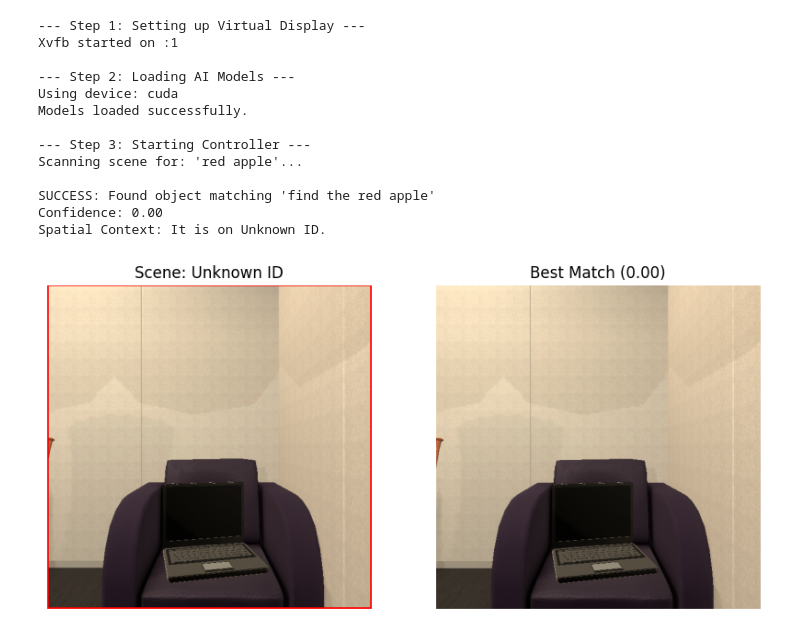
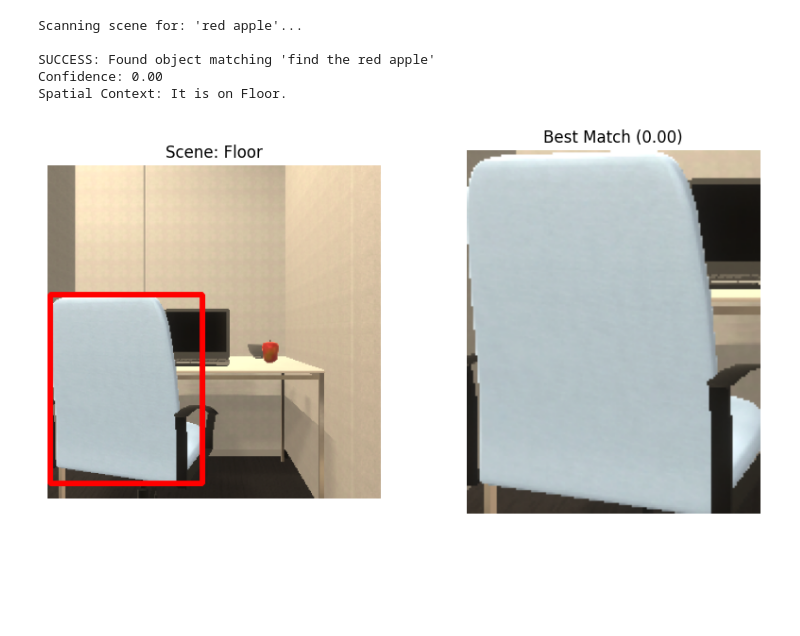
Before and after one commit to Land-dev/finalProject163, a Jupyter notebook: 163FinalProject.ipynb, the cells around one changed output. Saved outputs shown, nothing was run; the diff lists cells and outputs as text; code cells hidden in the pictures; blank space fills up the shorter version.

Commit message:
downloaded sam model, reorganized code blocks for segmentation visualization

```diff
--- a/163FinalProject.ipynb
+++ b/163FinalProject.ipynb
@@ -225,23 +266,4 @@ def get_spatial_context(controller, target_mask):
 # %%
-
-
-# ==========================================
-# 4. MAIN EXECUTION
-# ==========================================
-print("\n--- Step 3: Starting Controller ---")
-controller = Controller(
-    agentMode="locobot",
-    visibilityDistance=1.5,
-    renderDepthImage=True,           # Useful for debug
-    renderInstanceSegmentation=True, # REQUIRED for metadata lookup
-    width=600,
-    height=600
-)
-
-# Move somewhere interesting (optional)
-# controller.step("MoveBack")
-# controller.step("RotateRight")
-
 user_query = "find the red apple"
 
 # 1. Visual Search
@@ -253,40 +275,32 @@ if best_mask:
 
     # 3. Final Output
     print(f"\nSUCCESS: Found object matching '{user_query}'")
     print(f"Confidence: {confidence:.2f}")
     print(f"Spatial Context: It is on {location_desc}.")
 
     # 4. Visualize
     x, y, w, h = map(int, best_mask['bbox'])
     full_img = controller.last_event.frame.copy()
 
     # Draw Red Box on full image
     cv2.rectangle(full_img, (x, y), (x+w, y+h), (255, 0, 0), 3)
 
     fig, ax = plt.subplots(1, 2, figsize=(10, 5))
     ax[0].imshow(full_img)
     ax[0].set_title(f"Scene: {location_desc}")
     ax[0].axis('off')
 
     ax[1].imshow(crop_img)
     ax[1].set_title(f"Best Match ({confidence:.2f})")
     ax[1].axis('off')
     plt.show()
 
 else:
     print("Could not find any objects in the scene.")
 # %% [output]
---- Step 1: Setting up Virtual Display ---
-Xvfb started on :1
-
---- Step 2: Loading AI Models ---
-Using device: cuda
-Models loaded successfully.
-
---- Step 3: Starting Controller ---
 Scanning scene for: 'red apple'...
 
 SUCCESS: Found object matching 'find the red apple'
 Confidence: 0.00
-Spatial Context: It is on Unknown ID.
+Spatial Context: It is on Floor.
-[figure, old version]
+[figure, new version]
```
Also changed, not shown: parts of 6 cells of this notebook.
